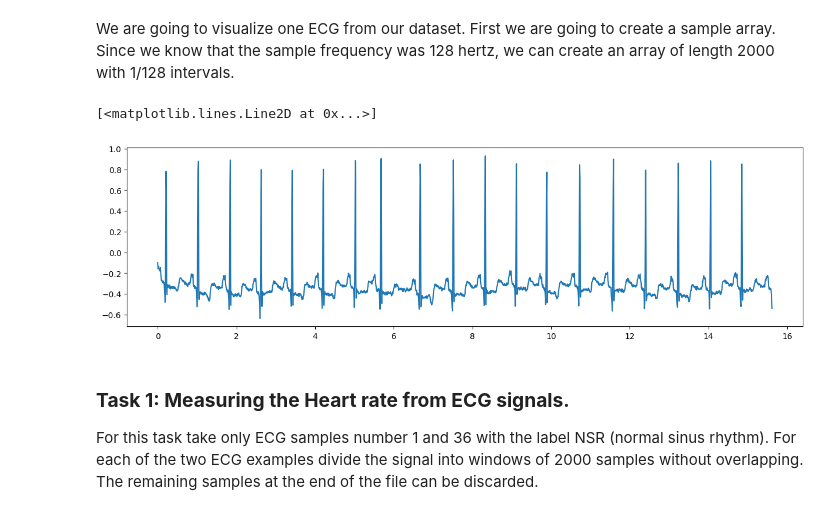
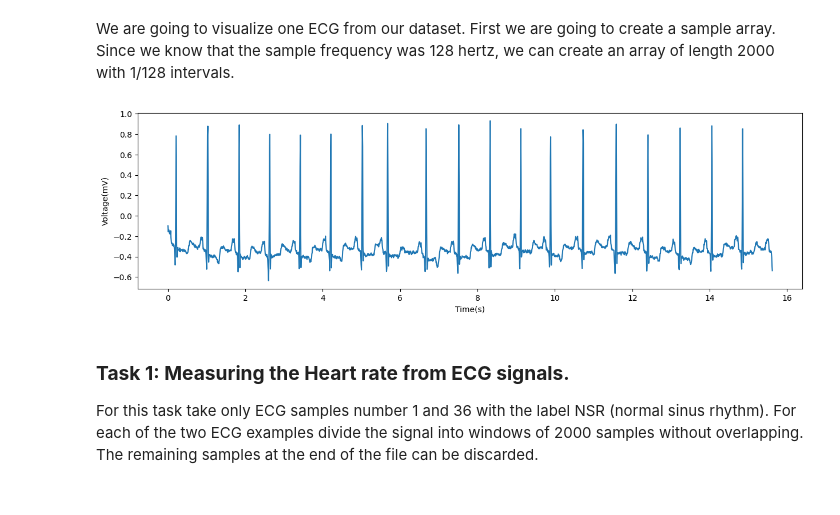
Before and after one commit to Javimh18/RESPT, a Jupyter notebook: Part-I/Lab3/lab3.ipynb, the cells around one changed output. Drawn from its saved outputs; the diff is of its cells as text; code cells hidden in the pictures.

```diff
--- a/Part-I/Lab3/lab3.ipynb
+++ b/Part-I/Lab3/lab3.ipynb
@@ -42,10 +42,12 @@ We are going to visualize one ECG from our dataset. First we are going to create
 # %%
 values = np.arange(0, ECG_WINDOW * 1/F_SAMPLING, 1/F_SAMPLING)
 plt.figure(figsize=(15, 4))
 plt.plot(values, df_ecg_data['ecg_data'][0])
+plt.xlabel("Time(s)")
+plt.ylabel("Voltage(mV)")
+plt.show()
 # %% [output]
-[<matplotlib.lines.Line2D at 0x...>]
-[figure, old version]
+[figure, new version]
 # %% [markdown]
 ### __Task 1: Measuring the Heart rate from ECG signals.__
 
```
